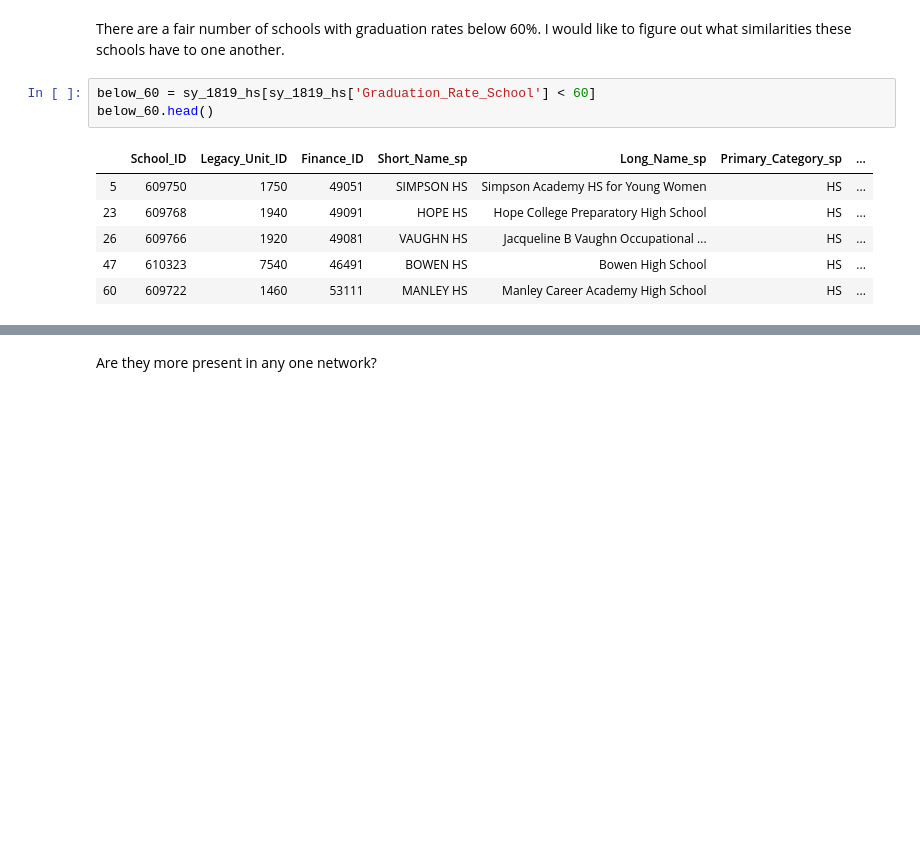
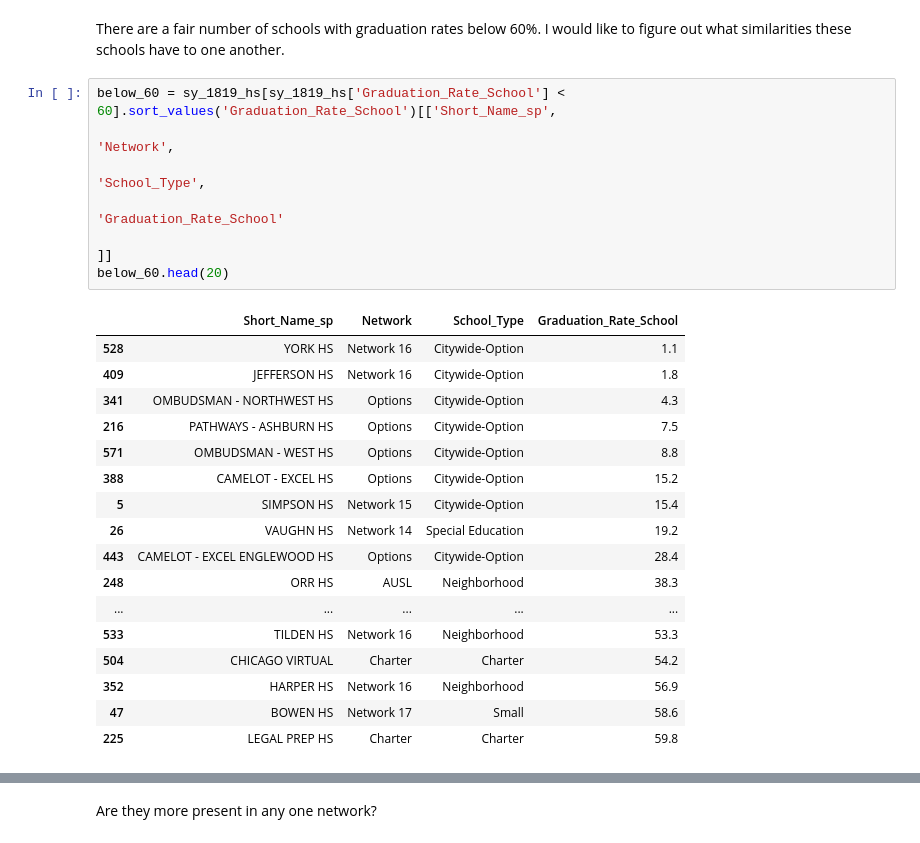
Before and after one commit to j-max/CPS_GradRate_Analysis, a Jupyter notebook: notebooks/eda/eda.ipynb, the cells around one changed output, grey strips where cells are left out. Saved outputs shown, nothing was run; the diff lists cells and outputs as text; blank space fills up the shorter version.

```diff
--- a/notebooks/eda/eda.ipynb
+++ b/notebooks/eda/eda.ipynb
@@ -201,12 +201,27 @@ sns.distplot(hs_1819_main_nws['Graduation_Rate_School'].dropna(), ax=ax)
 # %% [markdown]
 There are a fair number of schools with graduation rates below 60%. I would like to figure out what similarities these schools have to one another.
 # %%
-below_60 = sy_1819_hs[sy_1819_hs['Graduation_Rate_School'] < 60]
-below_60.head()
+below_60 = sy_1819_hs[sy_1819_hs['Graduation_Rate_School'] < 60].sort_values('Graduation_Rate_School')[['Short_Name_sp',
+                                                                                                        'Network',
+                                                                                                        'School_Type',
+                                                                                                        'Graduation_Rate_School'
+                                                                                                       ]]
+below_60.head(20)
 # %% [output]
-|  | School_ID | Legacy_Unit_ID | Finance_ID | Short_Name_sp | Long_Name_sp | Primary_Category_sp | ... |
-| 5 | 609750 | 1750 | 49051 | SIMPSON HS | Simpson Academy HS for Young Women | HS | ... |
-| 23 | 609768 | 1940 | 49091 | HOPE HS | Hope College Preparatory High School | HS | ... |
-| 26 | 609766 | 1920 | 49081 | VAUGHN HS | Jacqueline B Vaughn Occupational ... | HS | ... |
-| 47 | 610323 | 7540 | 46491 | BOWEN HS | Bowen High School | HS | ... |
-| 60 | 609722 | 1460 | 53111 | MANLEY HS | Manley Career Academy High School | HS | ... |
+|  | Short_Name_sp | Network | School_Type | Graduation_Rate_School |
+| 528 | YORK HS | Network 16 | Citywide-Option | 1.1 |
+| 409 | JEFFERSON HS | Network 16 | Citywide-Option | 1.8 |
+| 341 | OMBUDSMAN - NORTHWEST HS | Options | Citywide-Option | 4.3 |
+| 216 | PATHWAYS - ASHBURN HS | Options | Citywide-Option | 7.5 |
+| 571 | OMBUDSMAN - WEST HS | Options | Citywide-Option | 8.8 |
+| 388 | CAMELOT - EXCEL HS | Options | Citywide-Option | 15.2 |
+| 5 | SIMPSON HS | Network 15 | Citywide-Option | 15.4 |
+| 26 | VAUGHN HS | Network 14 | Special Education | 19.2 |
+| 443 | CAMELOT - EXCEL ENGLEWOOD HS | Options | Citywide-Option | 28.4 |
+| 248 | ORR HS | AUSL | Neighborhood | 38.3 |
+| ... | ... | ... | ... | ... |
+| 533 | TILDEN HS | Network 16 | Neighborhood | 53.3 |
+| 504 | CHICAGO VIRTUAL | Charter | Charter | 54.2 |
+| 352 | HARPER HS | Network 16 | Neighborhood | 56.9 |
+| 47 | BOWEN HS | Network 17 | Small | 58.6 |
+| 225 | LEGAL PREP HS | Charter | Charter | 59.8 |
```
Also changed, not shown: parts of 30 cells of this notebook, 2 other files.
